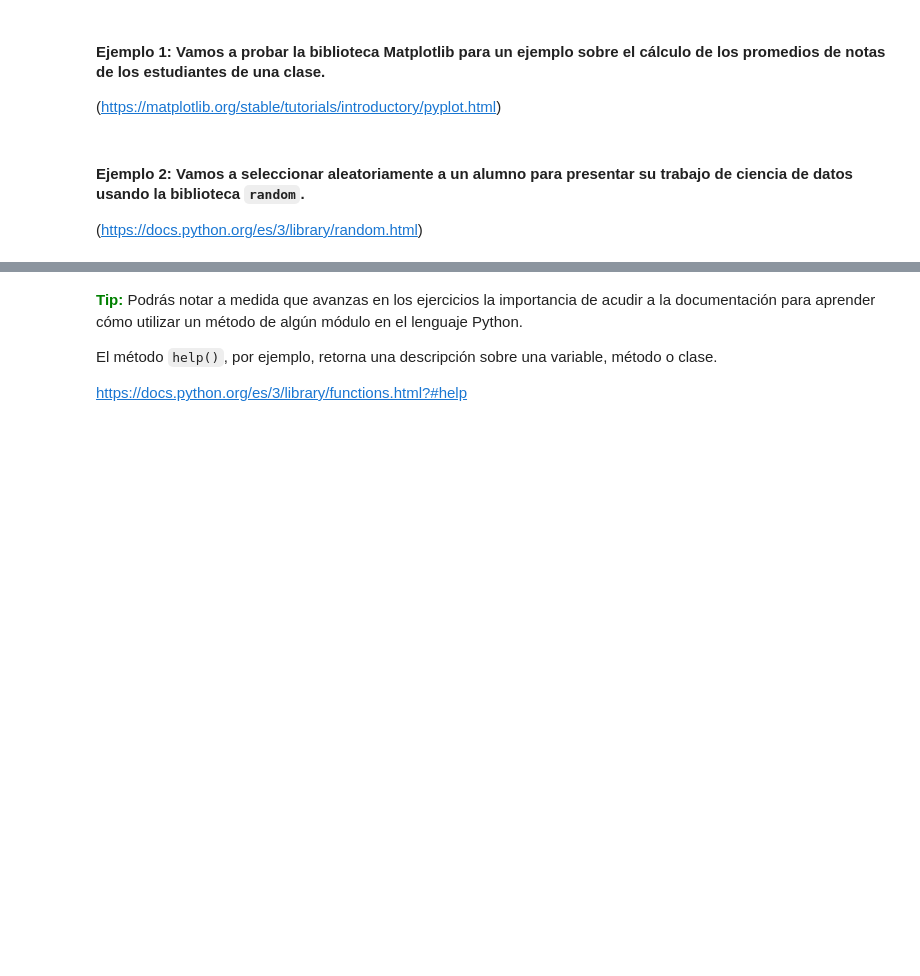
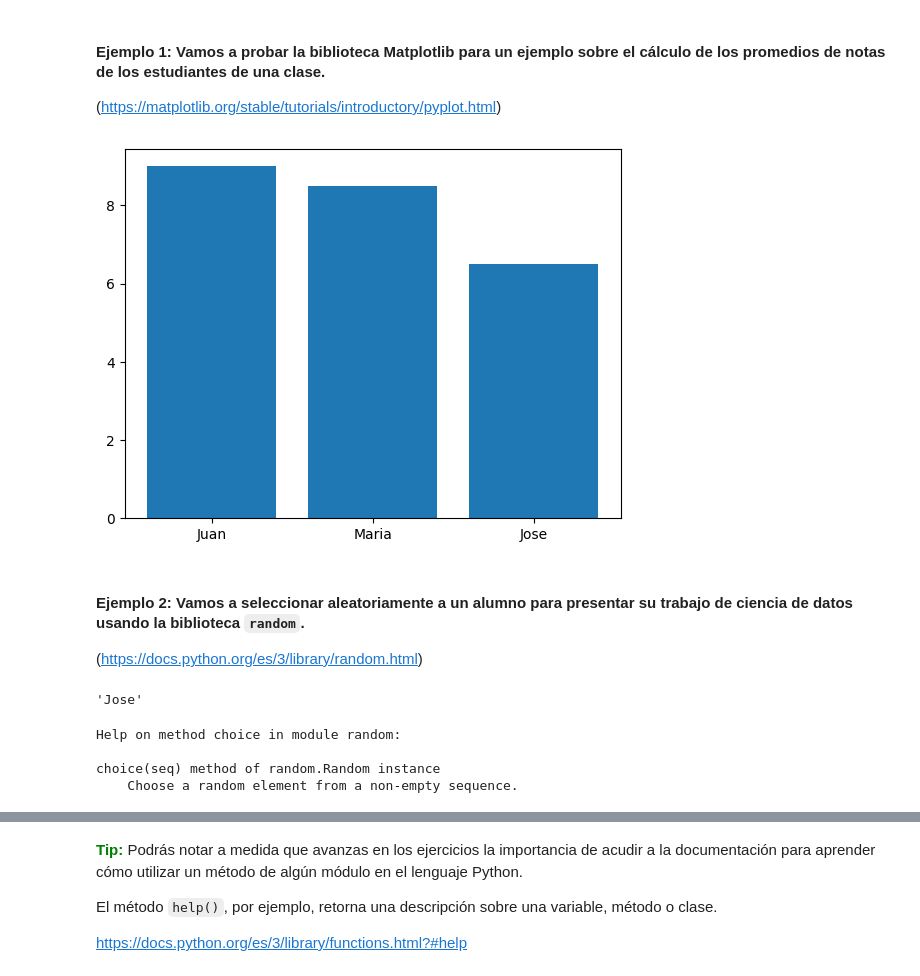
Before and after one commit to RigoClopez1990/Python, a Jupyter notebook: Python_para_Data_Science.ipynb, the cells around one changed output, grey strips where cells are left out. Cells and saved outputs as stored; diff of their text form; code cells hidden in the pictures; blank space fills up the shorter version.

```diff
--- a/Python_para_Data_Science.ipynb
+++ b/Python_para_Data_Science.ipynb
@@ -31,3 +63,13 @@ Existe también PYPI que es un repositorio de bibliotecas Python que contiene la
+# %%
+#genera un figura:
+
+e = ["Juan","Maria","Jose"]
+notas = [9,8.5,6.5,7]
+# %%
+plt.bar(x = e, height=notas)
+plt.show()
+# %% [output]
+[figure, added]
 # %% [markdown]
 #### Ejemplo 2: Vamos a seleccionar aleatoriamente a un alumno para presentar su trabajo de ciencia de datos usando la biblioteca `random`.
 
@@ -34,0 +83,12 @@ Existe también PYPI que es un repositorio de bibliotecas Python que contiene la
+# %%
+estudent = choice(e2)
+estudent
+# %% [output]
+'Jose'
+# %%
+help(choice)
+# %% [output]
+Help on method choice in module random:
+
+choice(seq) method of random.Random instance
+    Choose a random element from a non-empty sequence.
```
Also changed, not shown: parts of 13 cells of this notebook.
